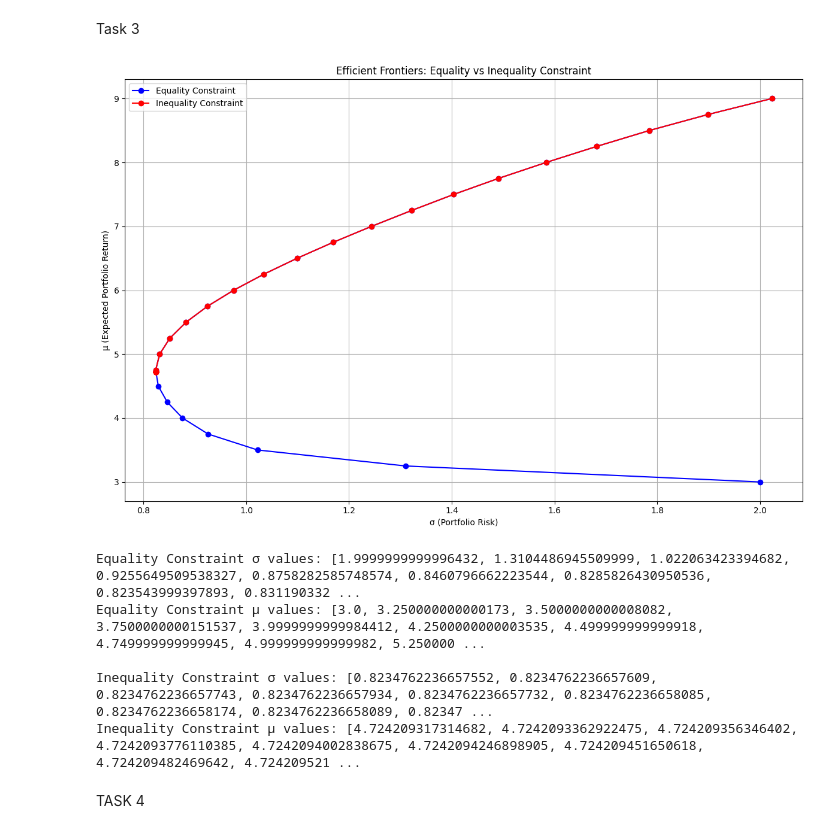
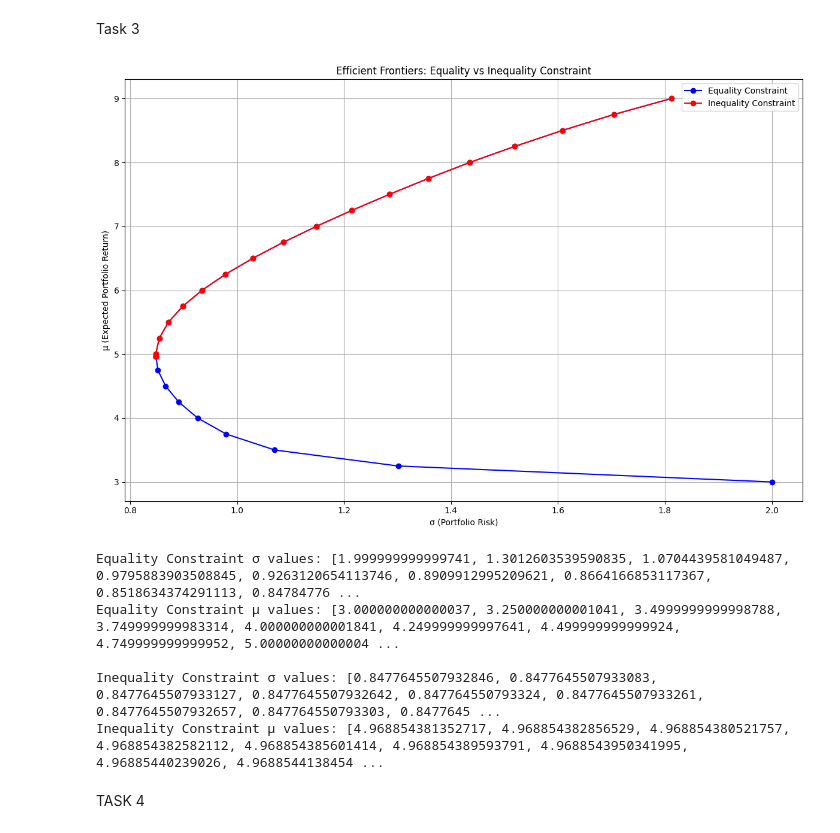
Before and after one commit to Guliko24/CF969_SU, a Jupyter notebook: Assignment_1_final.ipynb, the cells around one changed output. Saved outputs shown, nothing was run; the diff lists cells and outputs as text; code cells hidden in the pictures.

```diff
--- a/Assignment_1_final.ipynb
+++ b/Assignment_1_final.ipynb
@@ -75,6 +78,7 @@ def optimize_portfolio(returns, cov_matrix, target_return):
 r_values = np.arange(2.00, 9.25, 0.25)
 sigma_values = []
 mu_values = []
+valid_r_values = []  # Store r values for which we have results
 
 for r in r_values:
     weights, risk = optimize_portfolio(mmu.flatten(), C, r)
@@ -83,13 +87,15 @@ for r in r_values:
         mu = np.dot(mmu.flatten(), weights)
         sigma_values.append(sigma)
         mu_values.append(mu)
+        valid_r_values.append(r)  # Store the r value
+
 
 # Plot the efficient frontier with labels
 plt.figure(figsize=(12, 8))
 plt.plot(sigma_values, mu_values, 'b-o')
 
 # Add labels to each point
-for i, r in enumerate(r_values):
+for i, r in enumerate(valid_r_values):  # Iterate over valid r values
     plt.annotate(f'{r:.2f}', (sigma_values[i], mu_values[i]),
                  textcoords="offset points",
                  xytext=(0,10),
@@ -122,19 +128,4 @@ for r in r_values:
         mu = np.dot(mmu.flatten(), weights)
         sigma_values.append(sigma)
         mu_values.append(mu)
-
-# Plot the efficient frontier
-plt.figure(figsize=(10, 6))
-plt.plot(sigma_values, mu_values, 'b-o')
-plt.xlabel('σ (Portfolio Risk)')
-plt.ylabel('μ (Expected Portfolio Return)')
-plt.title('Efficient Frontier')
-plt.grid(True)
-plt.show()
-
-# Print the results
-print("σ values:")
-print(sigma_values)
-print("\nμ values:")
-print(mu_values)
 # %% [output]
@@ -247,7 +273,32 @@ import gurobipy as gp
 from gurobipy import GRB
 import matplotlib.pyplot as plt
 
-# ... [Keep the previous data generation code] ...
+# Data generation as per the given code
+n = 10
+dig1 = 1 ## student ID digit
+dig2 = 7  ##student ID digit
+
+dummyrepetitions = 10*dig1+dig2
+for _ in range(dummyrepetitions):
+    dummy = random.uniform(0,1)
+
+Corr = np.array([[0]*n for _ in range(n)], dtype=float)
+for i in range(n):
+    for j in range(n):
+        Corr[i][j] = (-1)**abs(i-j)/(abs(i-j)+1)
+
+ssigma = np.array([[0]*1 for _ in range(n)], dtype=float)
+mmu = np.array([[0]*1 for _ in range(n)], dtype=float)
+ssigma[0] = 2
+mmu[0] = 3
+
+for i in range(n-1):
+    ssigma[i+1] = ssigma[i] + 2*random.uniform(0,1)
+    mmu[i+1] = mmu[i] + 1
+
+ddiag = np.diag(ssigma.flatten())
+C2 = np.matmul(np.matmul(ddiag, Corr), ddiag)
+C = 0.5*(C2 + C2.T)
 
 def optimize_portfolio(returns, cov_matrix, target_return, inequality_constraint=False):
     n = len(returns)
@@ -291,39 +342,39 @@ for r in r_values:
         mu_eq = np.dot(mmu.flatten(), weights_eq)
         sigma_values_equality.append(sigma_eq)
         mu_values_equality.append(mu_eq)
 
     # Inequality constraint
     weights_ineq, risk_ineq = optimize_portfolio(mmu.flatten(), C, r, True)
     if weights_ineq is not None:
         sigma_ineq = np.sqrt(risk_ineq)
         mu_ineq = np.dot(mmu.flatten(), weights_ineq)
         sigma_values_inequality.append(sigma_ineq)
         mu_values_inequality.append(mu_ineq)
 
 # Plot both efficient frontiers
 plt.figure(figsize=(12, 8))
 plt.plot(sigma_values_equality, mu_values_equality, 'b-o', label='Equality Constraint')
 plt.plot(sigma_values_inequality, mu_values_inequality, 'r-o', label='Inequality Constraint')
 
 plt.xlabel('σ (Portfolio Risk)')
 plt.ylabel('μ (Expected Portfolio Return)')
 plt.title('Efficient Frontiers: Equality vs Inequality Constraint')
 plt.legend()
 plt.grid(True)
 plt.tight_layout()
 plt.show()
 
 print("Equality Constraint σ values:", sigma_values_equality)
 print("Equality Constraint μ values:", mu_values_equality)
 print("\nInequality Constraint σ values:", sigma_values_inequality)
 print("Inequality Constraint μ values:", mu_values_inequality)
 # %% [output]
-[figure, old version]
+[figure, new version]
-Equality Constraint σ values: [1.9999999999996432, 1.3104486945509999, 1.022063423394682, 0.9255649509538327, 0.8758282585748574, 0.8460796662223544, 0.8285826430950536, 0.823543999397893, 0.831190332 ...
-Equality Constraint μ values: [3.0, 3.250000000000173, 3.5000000000008082, 3.7500000000151537, 3.9999999999984412, 4.2500000000003535, 4.499999999999918, 4.749999999999945, 4.999999999999982, 5.250000 ...
+Equality Constraint σ values: [1.999999999999741, 1.3012603539590835, 1.0704439581049487, 0.9795883903508845, 0.9263120654113746, 0.8909912995209621, 0.8664166853117367, 0.8518634374291113, 0.84784776 ...
+Equality Constraint μ values: [3.000000000000037, 3.250000000001041, 3.4999999999998788, 3.749999999983314, 4.000000000001841, 4.249999999997641, 4.499999999999924, 4.749999999999952, 5.00000000000004 ...
 
-Inequality Constraint σ values: [0.8234762236657552, 0.8234762236657609, 0.8234762236657743, 0.8234762236657934, 0.8234762236657732, 0.8234762236658085, 0.8234762236658174, 0.8234762236658089, 0.82347 ...
-Inequality Constraint μ values: [4.724209317314682, 4.7242093362922475, 4.724209356346402, 4.7242093776110385, 4.7242094002838675, 4.7242094246898905, 4.724209451650618, 4.724209482469642, 4.724209521 ...
+Inequality Constraint σ values: [0.8477645507932846, 0.8477645507933083, 0.8477645507933127, 0.8477645507932642, 0.847764550793324, 0.8477645507933261, 0.8477645507932657, 0.847764550793303, 0.8477645 ...
+Inequality Constraint μ values: [4.968854381352717, 4.968854382856529, 4.968854380521757, 4.968854382582112, 4.968854385601414, 4.968854389593791, 4.9688543950341995, 4.96885440239026, 4.9688544138454 ...
 # %% [markdown]
 TASK 4
 # %%
```
Also changed, not shown: parts of 7 cells of this notebook.
